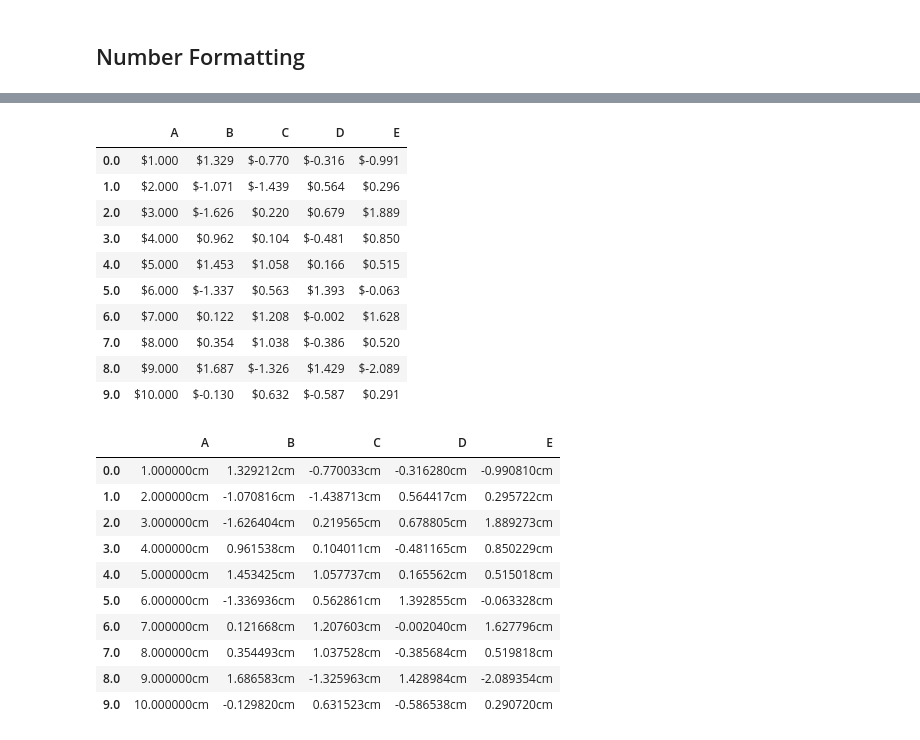
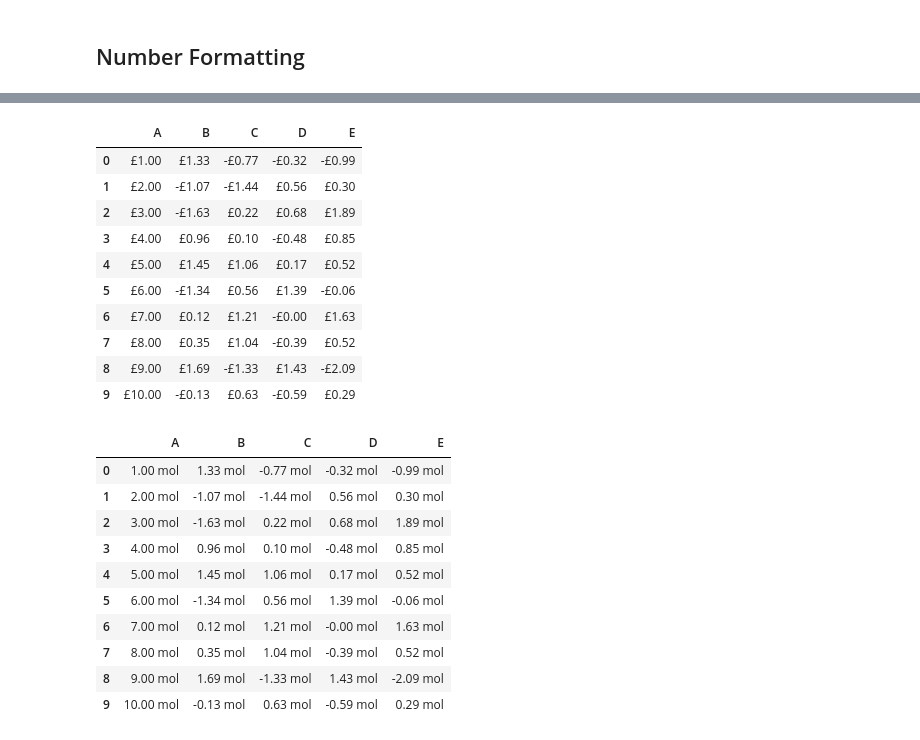
Before and after one commit to HHammond/PrettyPandas, a Jupyter notebook: docs/PrettyPandas Demo.ipynb, the cells around one changed output, grey strips where cells are left out. Cells and saved outputs as stored; diff of their text form; code cells hidden in the pictures.

```diff
--- a/docs/PrettyPandas Demo.ipynb
+++ b/docs/PrettyPandas Demo.ipynb
@@ -203,31 +253,31 @@ PrettyPandas(df).as_percent(precision=3)
 # %%
-PrettyPandas(df).as_money(currency=u"$", precision=3)
+PrettyPandas(df).as_currency(currency="GBP")
 # %% [output]
 |  | A | B | C | D | E |
-| 0.0 | $1.000 | $1.329 | $-0.770 | $-0.316 | $-0.991 |
-| 1.0 | $2.000 | $-1.071 | $-1.439 | $0.564 | $0.296 |
-| 2.0 | $3.000 | $-1.626 | $0.220 | $0.679 | $1.889 |
-| 3.0 | $4.000 | $0.962 | $0.104 | $-0.481 | $0.850 |
-| 4.0 | $5.000 | $1.453 | $1.058 | $0.166 | $0.515 |
-| 5.0 | $6.000 | $-1.337 | $0.563 | $1.393 | $-0.063 |
-| 6.0 | $7.000 | $0.122 | $1.208 | $-0.002 | $1.628 |
-| 7.0 | $8.000 | $0.354 | $1.038 | $-0.386 | $0.520 |
-| 8.0 | $9.000 | $1.687 | $-1.326 | $1.429 | $-2.089 |
-| 9.0 | $10.000 | $-0.130 | $0.632 | $-0.587 | $0.291 |
+| 0 | £1.00 | £1.33 | -£0.77 | -£0.32 | -£0.99 |
+| 1 | £2.00 | -£1.07 | -£1.44 | £0.56 | £0.30 |
+| 2 | £3.00 | -£1.63 | £0.22 | £0.68 | £1.89 |
+| 3 | £4.00 | £0.96 | £0.10 | -£0.48 | £0.85 |
+| 4 | £5.00 | £1.45 | £1.06 | £0.17 | £0.52 |
+| 5 | £6.00 | -£1.34 | £0.56 | £1.39 | -£0.06 |
+| 6 | £7.00 | £0.12 | £1.21 | -£0.00 | £1.63 |
+| 7 | £8.00 | £0.35 | £1.04 | -£0.39 | £0.52 |
+| 8 | £9.00 | £1.69 | -£1.33 | £1.43 | -£2.09 |
+| 9 | £10.00 | -£0.13 | £0.63 | -£0.59 | £0.29 |
 # %%
-PrettyPandas(df).as_unit('cm', location='suffix')
+PrettyPandas(df).as_unit(' mol', location='suffix')
 # %% [output]
 |  | A | B | C | D | E |
-| 0.0 | 1.000000cm | 1.329212cm | -0.770033cm | -0.316280cm | -0.990810cm |
-| 1.0 | 2.000000cm | -1.070816cm | -1.438713cm | 0.564417cm | 0.295722cm |
-| 2.0 | 3.000000cm | -1.626404cm | 0.219565cm | 0.678805cm | 1.889273cm |
-| 3.0 | 4.000000cm | 0.961538cm | 0.104011cm | -0.481165cm | 0.850229cm |
-| 4.0 | 5.000000cm | 1.453425cm | 1.057737cm | 0.165562cm | 0.515018cm |
-| 5.0 | 6.000000cm | -1.336936cm | 0.562861cm | 1.392855cm | -0.063328cm |
-| 6.0 | 7.000000cm | 0.121668cm | 1.207603cm | -0.002040cm | 1.627796cm |
-| 7.0 | 8.000000cm | 0.354493cm | 1.037528cm | -0.385684cm | 0.519818cm |
-| 8.0 | 9.000000cm | 1.686583cm | -1.325963cm | 1.428984cm | -2.089354cm |
-| 9.0 | 10.000000cm | -0.129820cm | 0.631523cm | -0.586538cm | 0.290720cm |
+| 0 | 1.00 mol | 1.33 mol | -0.77 mol | -0.32 mol | -0.99 mol |
+| 1 | 2.00 mol | -1.07 mol | -1.44 mol | 0.56 mol | 0.30 mol |
+| 2 | 3.00 mol | -1.63 mol | 0.22 mol | 0.68 mol | 1.89 mol |
+| 3 | 4.00 mol | 0.96 mol | 0.10 mol | -0.48 mol | 0.85 mol |
+| 4 | 5.00 mol | 1.45 mol | 1.06 mol | 0.17 mol | 0.52 mol |
+| 5 | 6.00 mol | -1.34 mol | 0.56 mol | 1.39 mol | -0.06 mol |
+| 6 | 7.00 mol | 0.12 mol | 1.21 mol | -0.00 mol | 1.63 mol |
+| 7 | 8.00 mol | 0.35 mol | 1.04 mol | -0.39 mol | 0.52 mol |
+| 8 | 9.00 mol | 1.69 mol | -1.33 mol | 1.43 mol | -2.09 mol |
+| 9 | 10.00 mol | -0.13 mol | 0.63 mol | -0.59 mol | 0.29 mol |
 # %%
 PrettyPandas(df).as_percent(subset=['B'])
 # %% [output]
```
Also changed, not shown: parts of 24 cells of this notebook, 5 other files.
